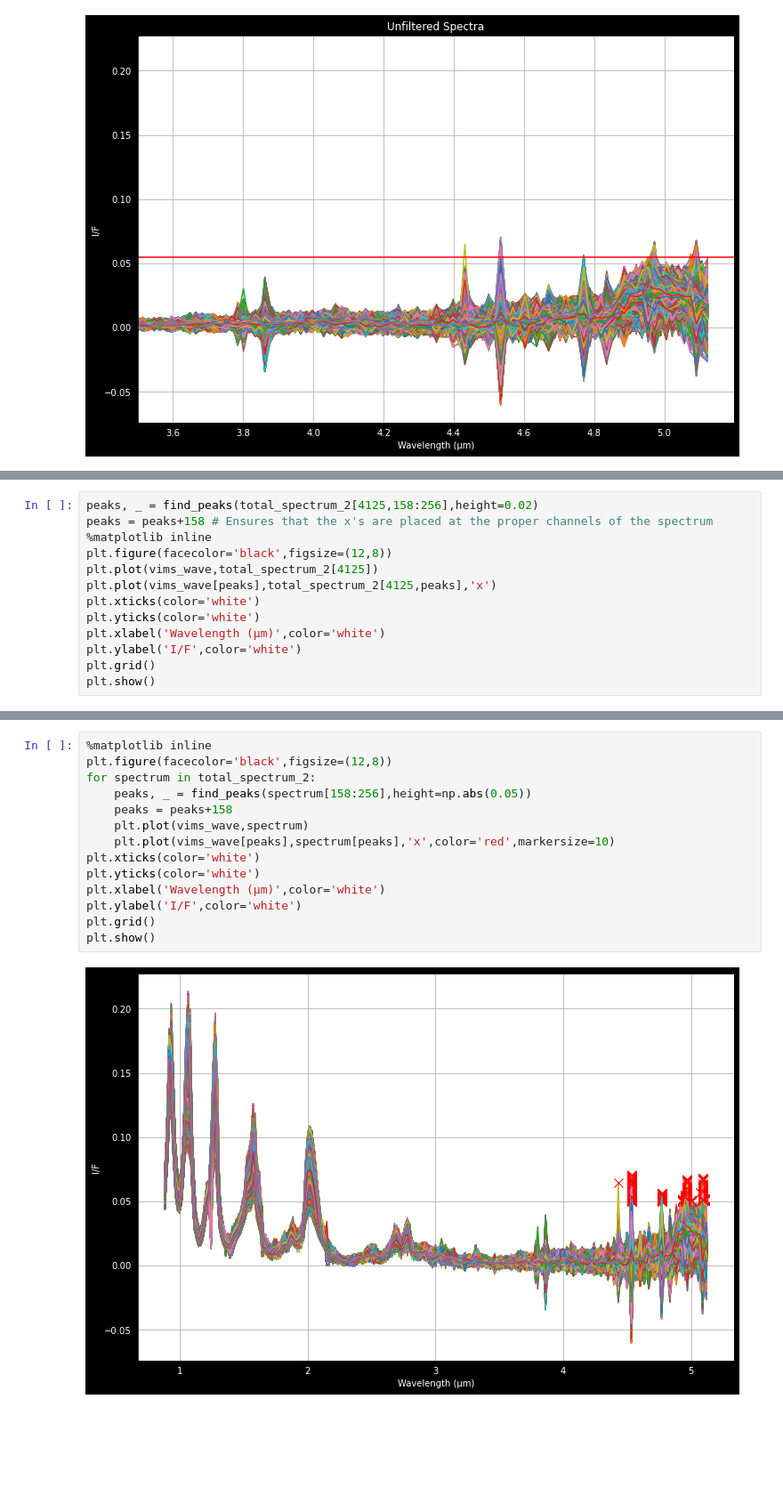
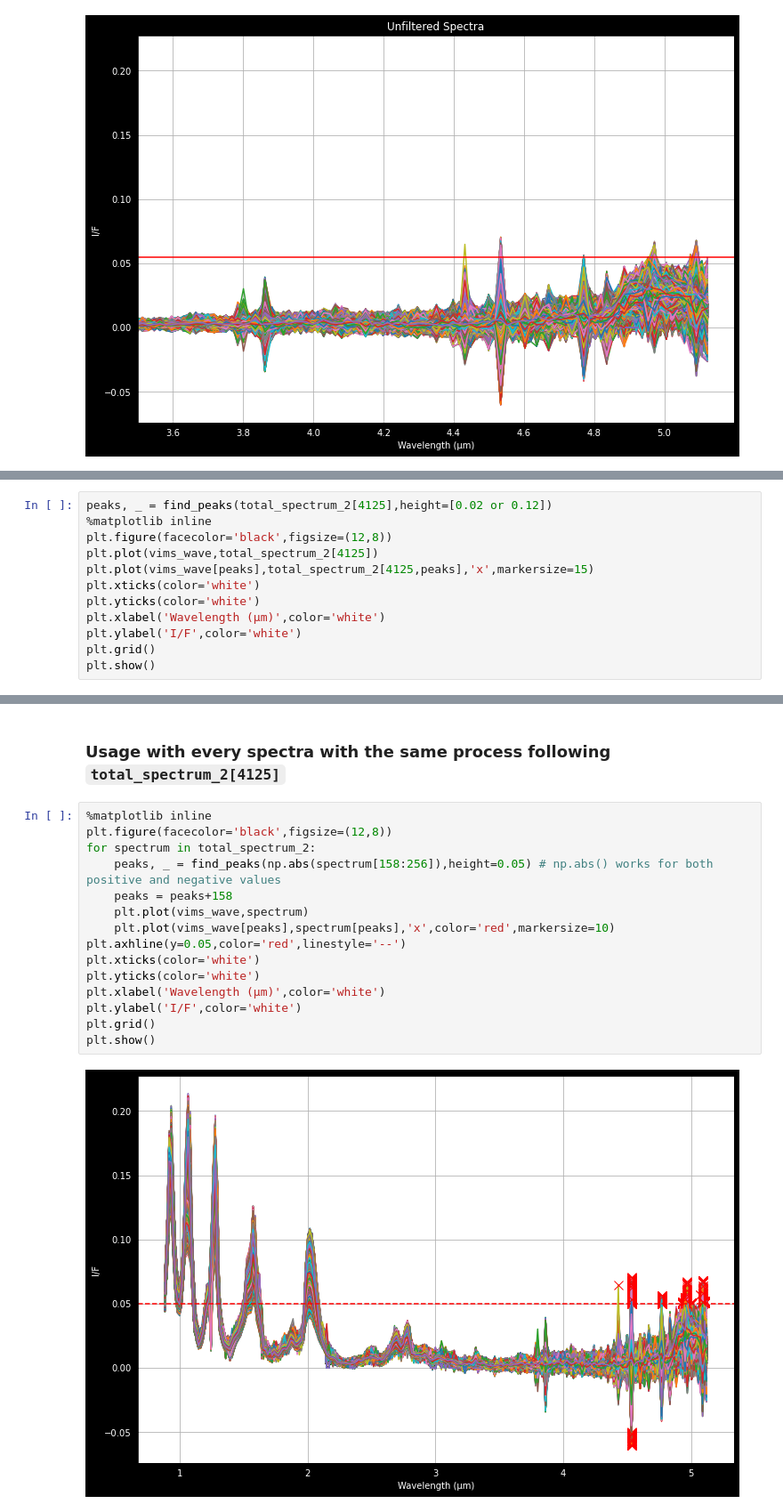
Before and after one commit to lucaslibshutz/spectralResearch, a Jupyter notebook: cleaning_4.ipynb, the cells around one changed output, grey strips where cells are left out. Shown at 89% size. Drawn from its saved outputs; the diff is of its cells as text; blank space fills up the shorter version.

````diff
--- a/cleaning_4.ipynb
+++ b/cleaning_4.ipynb
@@ -169,10 +171,9 @@ peaks, _ = find_peaks(total_spectrum_2[4125],height=0.03)
 # %%
-peaks, _ = find_peaks(total_spectrum_2[4125,158:256],height=0.02)
-peaks = peaks+158 # Ensures that the x's are placed at the proper channels of the spectrum
+peaks, _ = find_peaks(total_spectrum_2[4125],height=[0.02 or 0.12])
 %matplotlib inline
 plt.figure(facecolor='black',figsize=(12,8))
 plt.plot(vims_wave,total_spectrum_2[4125])
-plt.plot(vims_wave[peaks],total_spectrum_2[4125,peaks],'x')
+plt.plot(vims_wave[peaks],total_spectrum_2[4125,peaks],'x',markersize=15)
 plt.xticks(color='white')
 plt.yticks(color='white')
 plt.xlabel('Wavelength (µm)',color='white')
@@ -184,16 +185,19 @@ plt.show()
+# %% [markdown]
+### **Usage with every spectra with the same process following ```total_spectrum_2[4125]```**
 # %%
 %matplotlib inline
 plt.figure(facecolor='black',figsize=(12,8))
 for spectrum in total_spectrum_2:
-    peaks, _ = find_peaks(spectrum[158:256],height=np.abs(0.05))
+    peaks, _ = find_peaks(np.abs(spectrum[158:256]),height=0.05) # np.abs() works for both positive and negative values
     peaks = peaks+158
     plt.plot(vims_wave,spectrum)
     plt.plot(vims_wave[peaks],spectrum[peaks],'x',color='red',markersize=10)
+plt.axhline(y=0.05,color='red',linestyle='--')
 plt.xticks(color='white')
 plt.yticks(color='white')
 plt.xlabel('Wavelength (µm)',color='white')
 plt.ylabel('I/F',color='white')
 plt.grid()
 plt.show()
 # %% [output]
-[figure, old version]
+[figure, new version]
````
Also changed, not shown: parts of 13 cells of this notebook.
